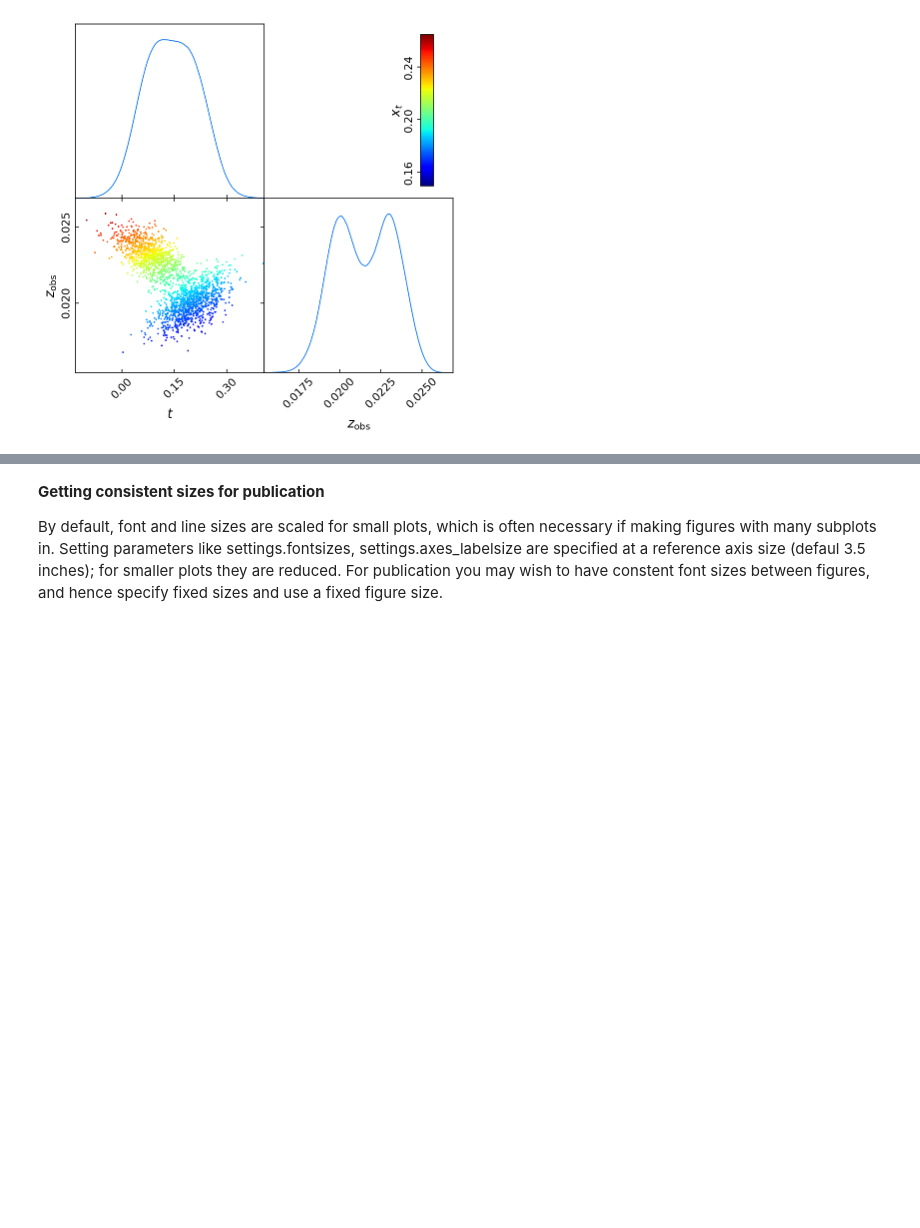
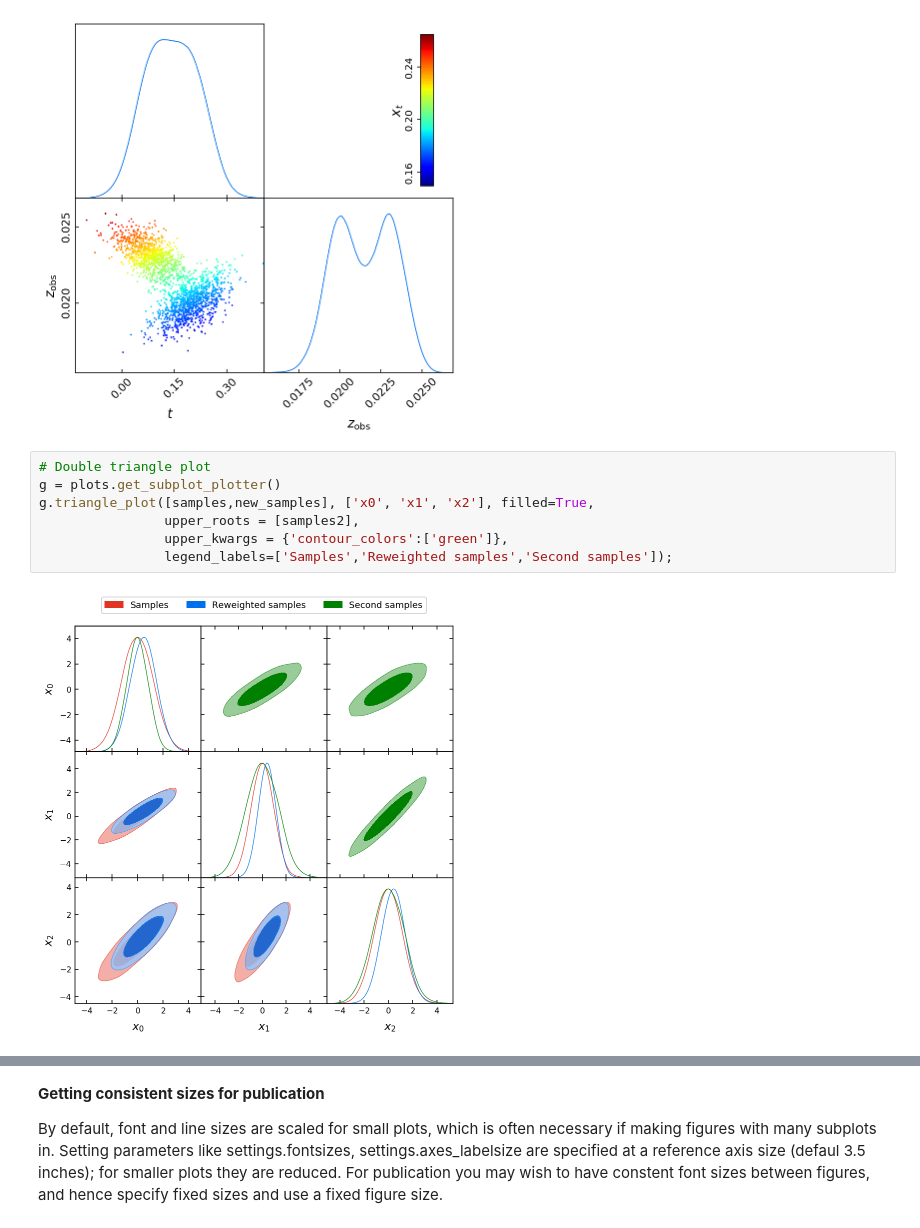
Before and after one commit to xgarrido/getdist, a Jupyter notebook: docs/plot_gallery.ipynb, the cells around one changed output, grey strips where cells are left out. Drawn from its saved outputs; the diff is of its cells as text; blank space fills up the shorter version.

```diff
--- a/docs/plot_gallery.ipynb
+++ b/docs/plot_gallery.ipynb
@@ -407,6 +410,15 @@ g.settings.colorbar_tick_rotation=90
 g.triangle_plot(mix_samples,['t','zobs'], plot_3d_with_param='xt' , filled=True)
 # %% [output]
 [figure]
+# %%
+# Double triangle plot
+g = plots.get_subplot_plotter()
+g.triangle_plot([samples,new_samples], ['x0', 'x1', 'x2'], filled=True,
+                upper_roots = [samples2],
+                upper_kwargs = {'contour_colors':['green']},
+                legend_labels=['Samples','Reweighted samples','Second samples']);
+# %% [output]
+[figure, added]
 # %%
 # Sets of 3D plots
 g = plots.get_subplot_plotter(width_inch=8)
```
Also changed, not shown: parts of 33 cells of this notebook, 8 other files.
